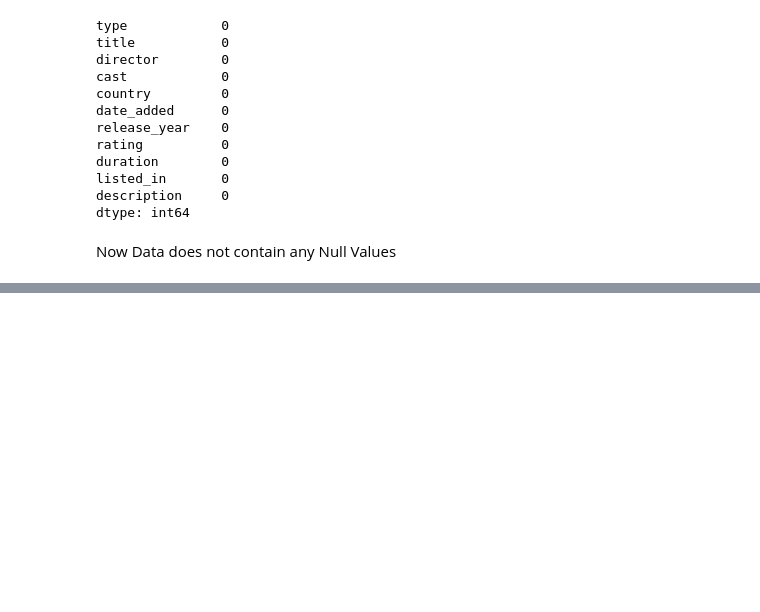
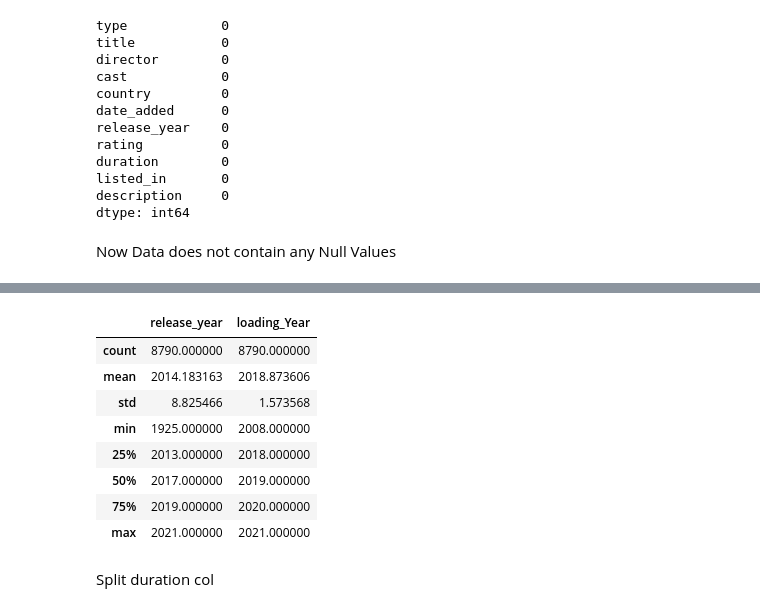
Before and after one commit to Rezashatery/Netflix-Movies-and-TV-Shows-, a Jupyter notebook: netflix-analysis.ipynb, the cells around one changed output, grey strips where cells are left out. Cells and saved outputs as stored; diff of their text form; code cells hidden in the pictures; blank space fills up the shorter version.

Commit message:
add column for date

```diff
--- a/netflix-analysis.ipynb
+++ b/netflix-analysis.ipynb
@@ -163,0 +172,4 @@ dtype: int64
+# %%
+#convert its Data Type from "object" to "Date"
+df[ 'date_added']= df['date_added'].apply(pd.to_datetime)
+df[ 'date_added'].dtype
@@ -163,0 +178,4 @@ dtype: int64
+# %%
+#splilting Year from date_added col
+df['loading_Year'] = df ['date_added'].dt.year
+df['loading_Year']
@@ -163,0 +196,4 @@ dtype: int64
+# %%
+#splilting month from date_added col and covert val to Month name
+df['loading_Month']= df ['date_added'].dt.month_name()
+df['loading_Month']
@@ -163,0 +214,20 @@ dtype: int64
+# %%
+#Now we can drop "date_added" col
+df.drop("date_added",axis=1,inplace=True)
+# %%
+#Checking statistics of columns for the int data type
+df.describe(include=['int'])
+# %% [output]
+|  | release_year | loading_Year |
+| count | 8790.000000 | 8790.000000 |
+| mean | 2014.183163 | 2018.873606 |
+| std | 8.825466 | 1.573568 |
+| min | 1925.000000 | 2008.000000 |
+| 25% | 2013.000000 | 2018.000000 |
+| 50% | 2017.000000 | 2019.000000 |
+| 75% | 2019.000000 | 2020.000000 |
+| max | 2021.000000 | 2021.000000 |
+# %% [markdown]
+
+
+Split duration col
```
Also changed, not shown: parts of 7 cells of this notebook.
